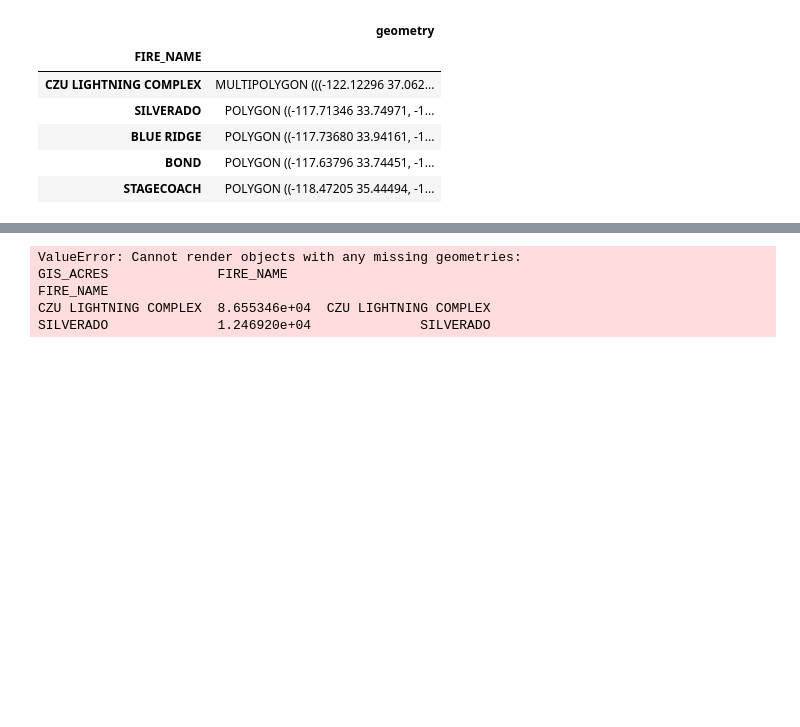
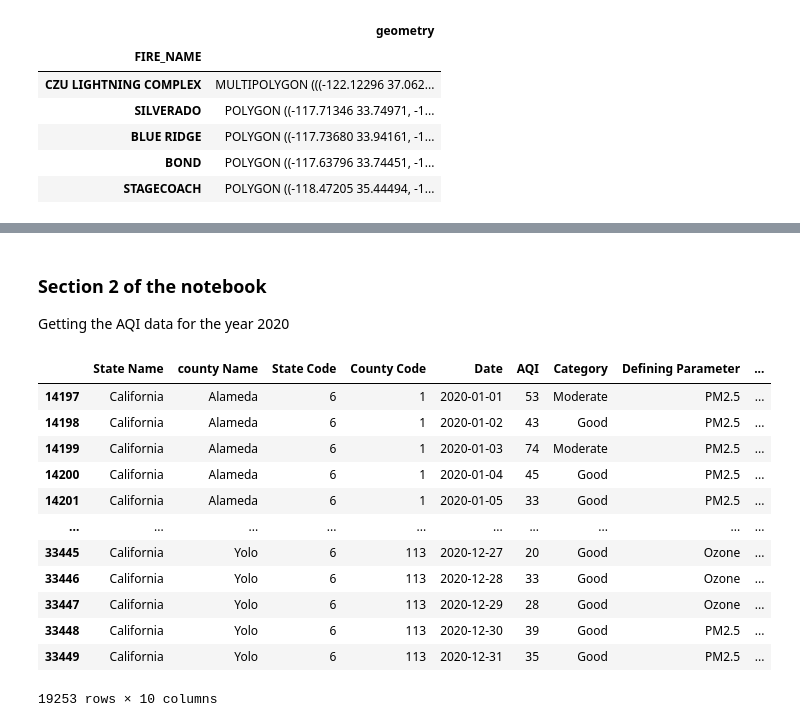
Before and after one commit to shivavsrivastava/AQIIndexDuringAndAfterFire, a Jupyter notebook: AQIIndex.ipynb, the cells around one changed output, grey strips where cells are left out. Drawn from its saved outputs; the diff is of its cells as text; code cells hidden in the pictures; blank space fills up the shorter version.

```diff
--- a/AQIIndex.ipynb
+++ b/AQIIndex.ipynb
@@ -220,31 +170,21 @@ See the caveats in the documentation: https://pandas.pydata.org/pandas-docs/stab
-# %%
-
-
-m_1 = folium.Map(location=[37.77, -122.43], tiles='cartodbpositron', zoom_start=5)
-Choropleth(geo_data=ca_fires_2020['geometry'].__geo_interface__,
-           data=latest_fire_data,
-           columns=['FIRE_NAME','GIS_ACRES']
-           key_on="feature.id",
-           highlight=True,
-           fill_color='YlOrRd',
-           name = 'CA Fires',
-           legend_name='2020 California Fire Extent',
-          ).add_to(m_1)
-folium.LayerControl(collapsed=False).add_to(m_1)
-NIL = folium.features.GeoJson(
-    data = latest_fire_data,
-    control=False,
-    tooltip=folium.features.GeoJsonTooltip(
-        fields=['FIRE_NAME','GIS_ACRES'],
-        aliases=['FIRE_NAME','GIS_ACRES'],
-        style=("background-color: white; color: #333333; font-family: arial; font-size: 12px; padding: 10px;")
-    )
-)
-m_1.add_child(NIL)
-m_1.keep_in_front(NIL)
-m_1
-# %% [output]
-ValueError: Cannot render objects with any missing geometries:                           GIS_ACRES              FIRE_NAME
-FIRE_NAME
-CZU LIGHTNING COMPLEX  8.655346e+04  CZU LIGHTNING COMPLEX
-SILVERADO              1.246920e+04              SILVERADO
+# %% [markdown]
+### Section 2 of the notebook
+Getting the AQI data for the year 2020
+# %%
+aqi_df = pd.read_csv("./daily_aqi_by_county_2020.csv")
+aqi_df = aqi_df.loc[aqi_df["State Name"]=="California"]
+aqi_df
+# %% [output]
+|  | State Name | county Name | State Code | County Code | Date | AQI | Category | Defining Parameter | ... |
+| 14197 | California | Alameda | 6 | 1 | 2020-01-01 | 53 | Moderate | PM2.5 | ... |
+| 14198 | California | Alameda | 6 | 1 | 2020-01-02 | 43 | Good | PM2.5 | ... |
+| 14199 | California | Alameda | 6 | 1 | 2020-01-03 | 74 | Moderate | PM2.5 | ... |
+| 14200 | California | Alameda | 6 | 1 | 2020-01-04 | 45 | Good | PM2.5 | ... |
+| 14201 | California | Alameda | 6 | 1 | 2020-01-05 | 33 | Good | PM2.5 | ... |
+| ... | ... | ... | ... | ... | ... | ... | ... | ... | ... |
+| 33445 | California | Yolo | 6 | 113 | 2020-12-27 | 20 | Good | Ozone | ... |
+| 33446 | California | Yolo | 6 | 113 | 2020-12-28 | 33 | Good | Ozone | ... |
+| 33447 | California | Yolo | 6 | 113 | 2020-12-29 | 28 | Good | Ozone | ... |
+| 33448 | California | Yolo | 6 | 113 | 2020-12-30 | 39 | Good | PM2.5 | ... |
+| 33449 | California | Yolo | 6 | 113 | 2020-12-31 | 35 | Good | PM2.5 | ... |
+19253 rows × 10 columns
```
Also changed, not shown: parts of 7 cells of this notebook, 1 other file.
